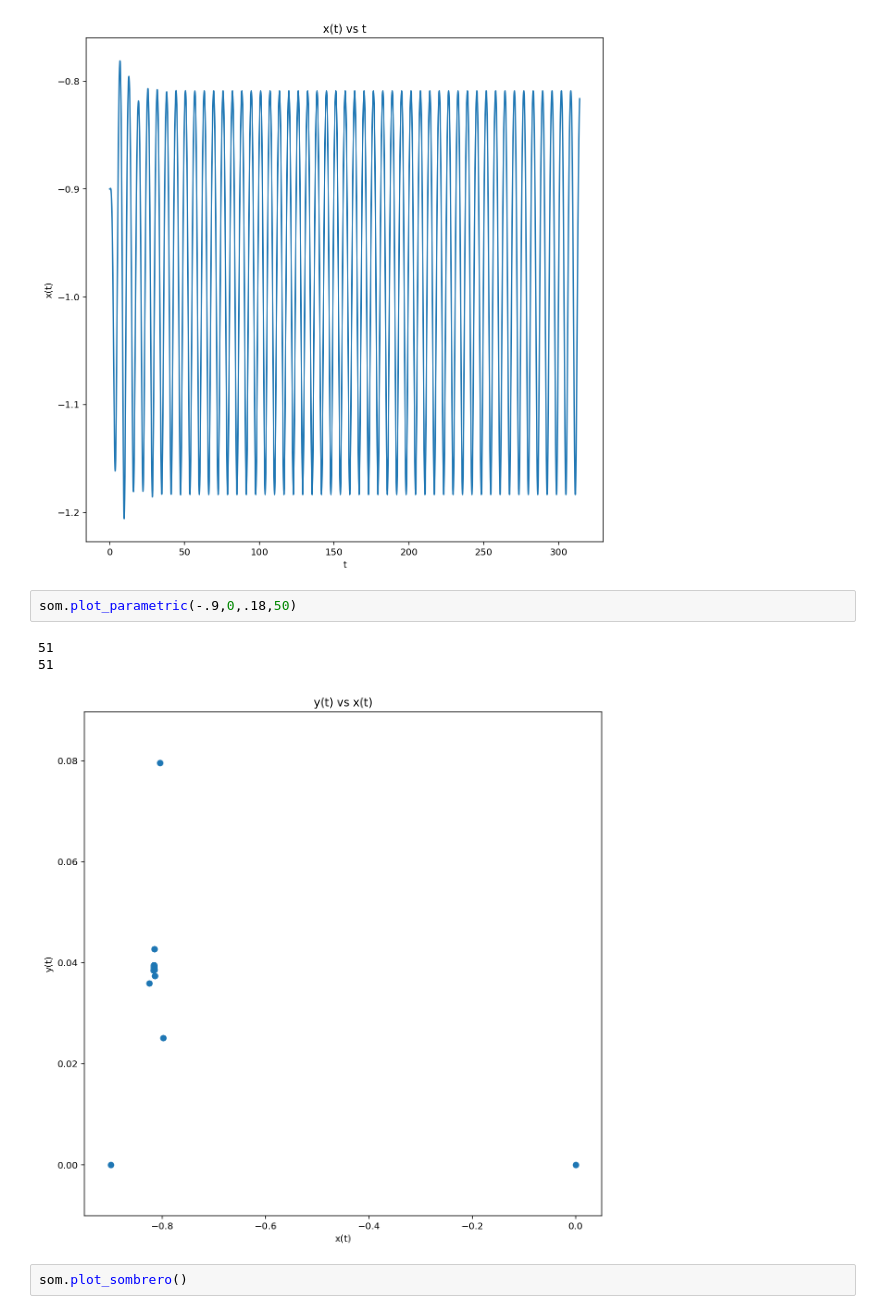
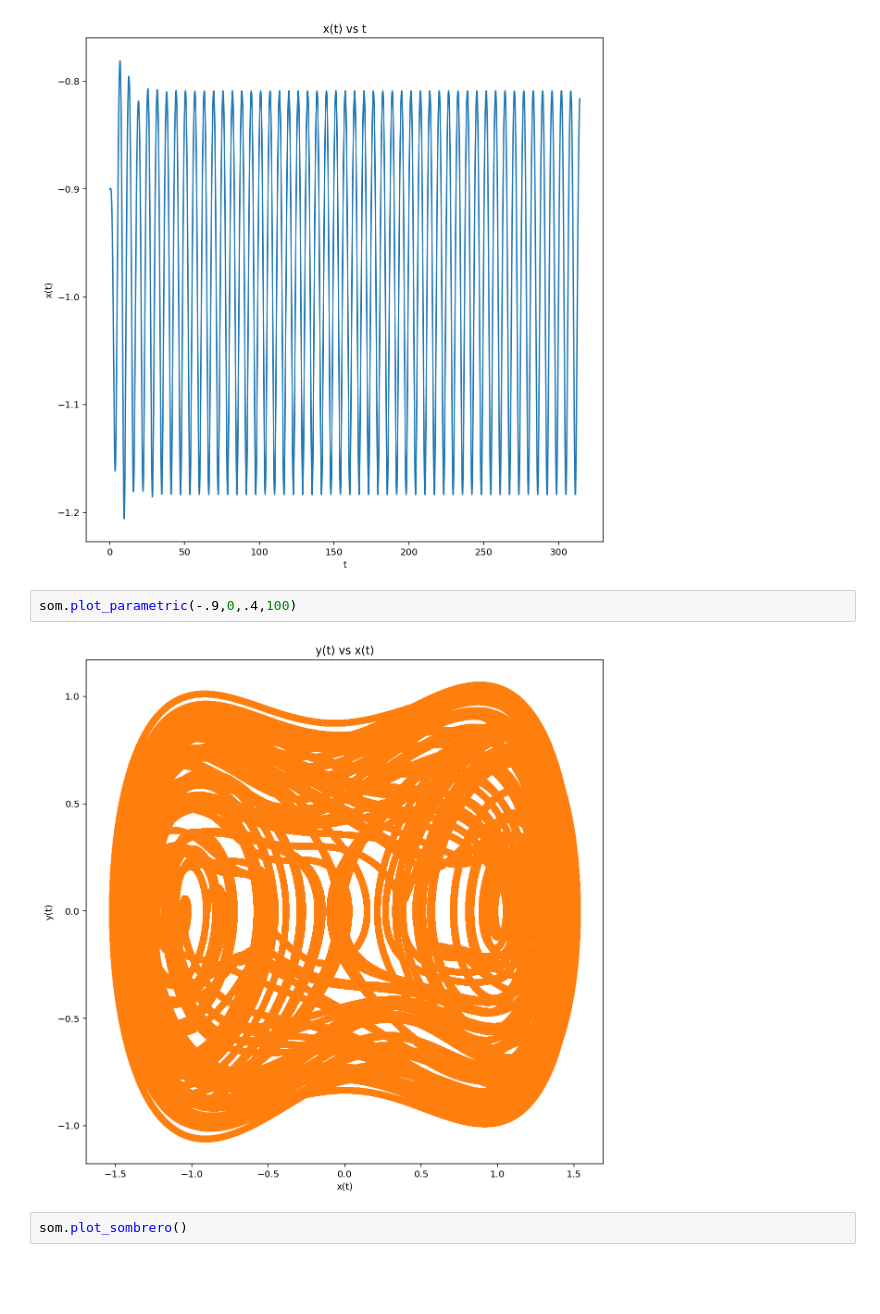
Before and after one commit to chapman-phys220-2018s/cw-12-phys220, a Jupyter notebook: cw12-duffing.ipynb, the cells around one changed output. Saved outputs shown, nothing was run; the diff lists cells and outputs as text; blank space fills up the shorter version.

```diff
--- a/cw12-duffing.ipynb
+++ b/cw12-duffing.ipynb
@@ -5,11 +5,9 @@ som.plot_x(-.9,0,.18,314159)
 # %% [output]
 [figure]
 # %%
-som.plot_parametric(-.9,0,.18,50)
+som.plot_parametric(-.9,0,.4,100)
 # %% [output]
-51
-51
-[figure, old version]
+[figure, new version]
 # %%
 som.plot_sombrero()
 # %% [output]
```
